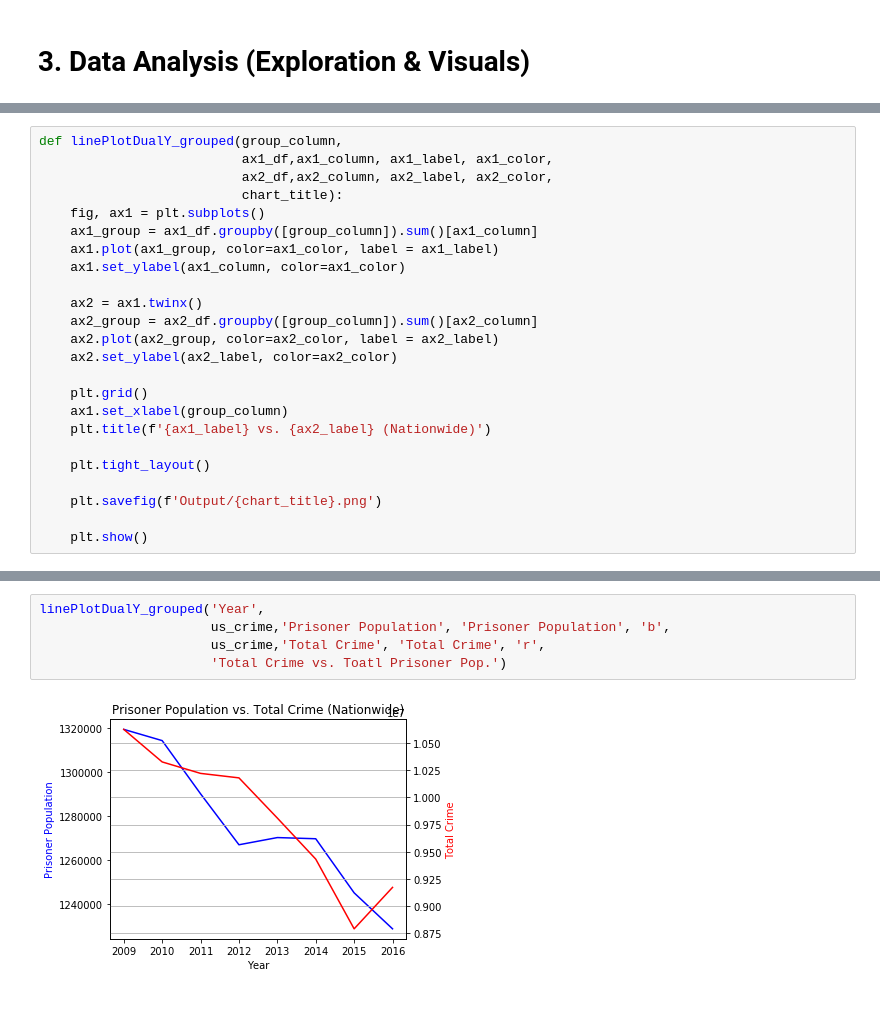
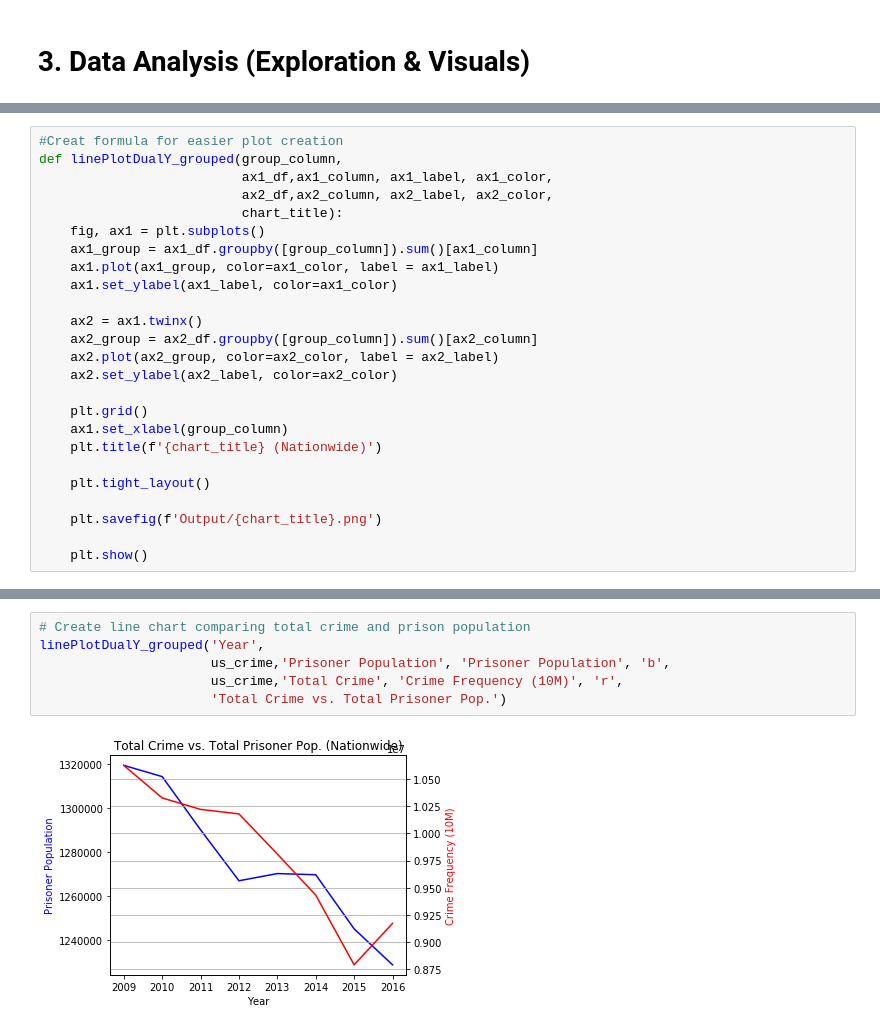
Before and after one commit to octaviaisom/Project1, a Jupyter notebook: main_oi.ipynb, the cells around one changed output, grey strips where cells are left out. Drawn from its saved outputs; the diff is of its cells as text.

```diff
--- a/main_oi.ipynb
+++ b/main_oi.ipynb
@@ -152,4 +157,5 @@ release.reset_index()
 # %%
+#Creat formula for easier plot creation
 def linePlotDualY_grouped(group_column,
                           ax1_df,ax1_column, ax1_label, ax1_color,
                           ax2_df,ax2_column, ax2_label, ax2_color,
@@ -157,7 +163,7 @@ def linePlotDualY_grouped(group_column,
     fig, ax1 = plt.subplots()
     ax1_group = ax1_df.groupby([group_column]).sum()[ax1_column]
     ax1.plot(ax1_group, color=ax1_color, label = ax1_label)
-    ax1.set_ylabel(ax1_column, color=ax1_color)
+    ax1.set_ylabel(ax1_label, color=ax1_color)
 
     ax2 = ax1.twinx()
     ax2_group = ax2_df.groupby([group_column]).sum()[ax2_column]
@@ -166,7 +172,7 @@ def linePlotDualY_grouped(group_column,
 
     plt.grid()
     ax1.set_xlabel(group_column)
-    plt.title(f'{ax1_label} vs. {ax2_label} (Nationwide)')
+    plt.title(f'{chart_title} (Nationwide)')
 
     plt.tight_layout()
 
@@ -190,7 +220,8 @@ linePlotDualY_grouped('Year',
 # %%
+# Create line chart comparing total crime and prison population
 linePlotDualY_grouped('Year',
                       us_crime,'Prisoner Population', 'Prisoner Population', 'b',
-                      us_crime,'Total Crime', 'Total Crime', 'r',
-                      'Total Crime vs. Toatl Prisoner Pop.')
+                      us_crime,'Total Crime', 'Crime Frequency (10M)', 'r',
+                      'Total Crime vs. Total Prisoner Pop.')
 # %% [output]
-[figure, old version]
+[figure, new version]
```
Also changed, not shown: parts of 31 cells of this notebook, 17 other files.
